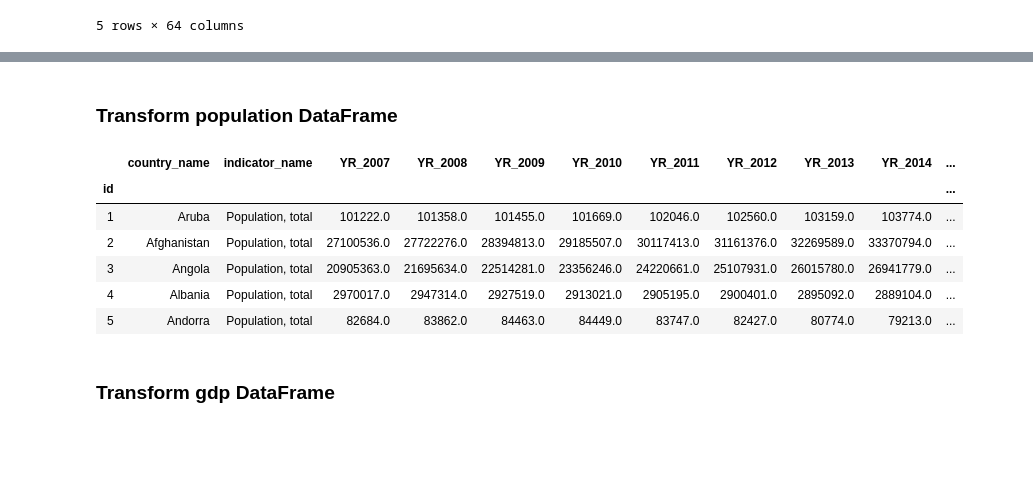
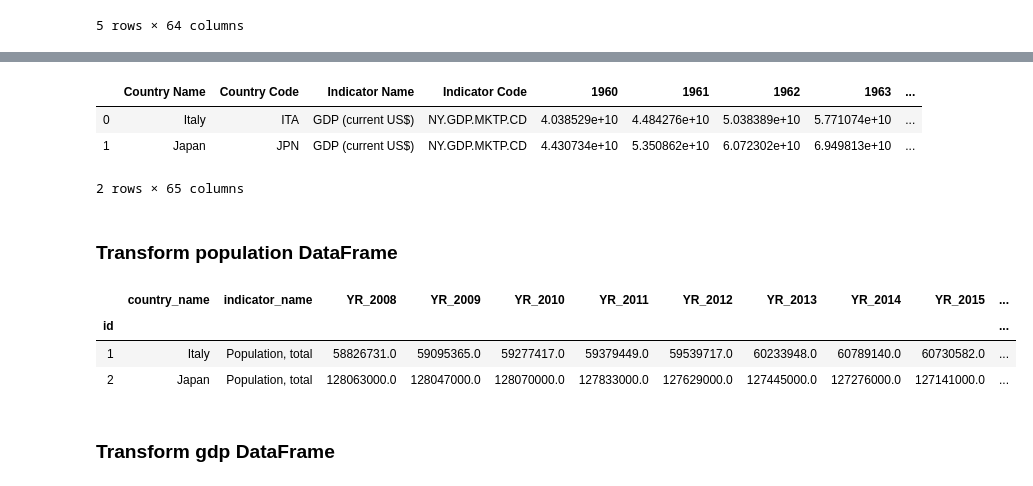
Before and after one commit to nelsonjams/ETL, a Jupyter notebook: ETL_PROJECT_ALIONA_GINA.ipynb, the cells around one changed output, grey strips where cells are left out. Saved outputs shown, nothing was run; the diff lists cells and outputs as text; code cells hidden in the pictures; blank space fills up the shorter version.

```diff
--- a/ETL_PROJECT_ALIONA_GINA.ipynb
+++ b/ETL_PROJECT_ALIONA_GINA.ipynb
@@ -16,6 +16,3 @@ population_df.head()
 | 3 | Albania | ALB | Population, total | SP.POP.TOTL | 1608800.0 | 1659800.0 | 1711319.0 | 1762621.0 | ... |
 | 4 | Andorra | AND | Population, total | SP.POP.TOTL | 13411.0 | 14375.0 | 15370.0 | 16412.0 | ... |
 5 rows × 64 columns
-# %%
-population_df["id"] = population_df.index + 1
-population_df.head()
@@ -30,3 +18,0 @@ population_df.head()
-# %%
-population_df = population_df[(population_df['Country Name'] == "Italy") or (population_df['Country Name'] == "Japan")]
-print (population_df)
@@ -34,0 +19,4 @@ ValueError: The truth value of a Series is ambiguous. Use a.empty, a.bool(), a.i
+# %%
+population_df_filter = population_df['Country Name'].isin(['Japan','Italy'])
+population_df_new = population_df[population_df_filter]
+population_df_new
@@ -34,0 +28,4 @@ ValueError: The truth value of a Series is ambiguous. Use a.empty, a.bool(), a.i
+# %%
+population_df_new = population_df_new.reset_index(drop=True)
+population_df_new["id"] = population_df_new.index + 1
+population_df_new
@@ -48,32 +58,38 @@ gdp_df.head()
+# %%
+gdp_df_new = gdp_df_new.reset_index(drop=True)
+gdp_df_new["id"] = gdp_df_new.index + 1
+gdp_df_new
+# %% [output]
+|  | Country Name | Country Code | Indicator Name | Indicator Code | 1960 | 1961 | 1962 | 1963 | ... |
+| 0 | Italy | ITA | GDP (current US$) | NY.GDP.MKTP.CD | 4.038529e+10 | 4.484276e+10 | 5.038389e+10 | 5.771074e+10 | ... |
+| 1 | Japan | JPN | GDP (current US$) | NY.GDP.MKTP.CD | 4.430734e+10 | 5.350862e+10 | 6.072302e+10 | 6.949813e+10 | ... |
+2 rows × 65 columns
 # %% [markdown]
  ### Transform population DataFrame
 # %%
 # Create a filtered dataframe from specific columns
 population_cols = ["id",
                    "Country Name", "Indicator Name",
                    "2008","2009","2010","2011","2012","2013",
                    "2014","2015","2016","2017", "2018"]
-population_transformed= population_df[population_cols].copy()
+population_transformed= population_df_new[population_cols].copy()
 
 # Rename the column headers
 population_transformed = population_transformed.rename(columns={"Country Name": "country_name",
                                                           "Indicator Name": "indicator_name",
                    "2008":"YR_2008","2009":"YR_2009","2010":"YR_2010","2011":"YR_2011","2012":"YR_2012","2013":"YR_2013",
                    "2014":"YR_2014","2015":"YR_2015","2016":"YR_2016","2017":"YR_2017", "2018":"YR_2018"})
 
 # Clean the data by dropping duplicates and setting the index
 population_transformed.drop_duplicates("id", inplace=True)
 population_transformed.set_index("id", inplace=True)
 
 population_transformed.head()
 # %% [output]
-|  | country_name | indicator_name | YR_2007 | YR_2008 | YR_2009 | YR_2010 | YR_2011 | YR_2012 | YR_2013 | YR_2014 | ... |
+|  | country_name | indicator_name | YR_2008 | YR_2009 | YR_2010 | YR_2011 | YR_2012 | YR_2013 | YR_2014 | YR_2015 | ... |
 | id |  |  |  |  |  |  |  |  |  |  | ... |
-| 1 | Aruba | Population, total | 101222.0 | 101358.0 | 101455.0 | 101669.0 | 102046.0 | 102560.0 | 103159.0 | 103774.0 | ... |
-| 2 | Afghanistan | Population, total | 27100536.0 | 27722276.0 | 28394813.0 | 29185507.0 | 30117413.0 | 31161376.0 | 32269589.0 | 33370794.0 | ... |
-| 3 | Angola | Population, total | 20905363.0 | 21695634.0 | 22514281.0 | 23356246.0 | 24220661.0 | 25107931.0 | 26015780.0 | 26941779.0 | ... |
-| 4 | Albania | Population, total | 2970017.0 | 2947314.0 | 2927519.0 | 2913021.0 | 2905195.0 | 2900401.0 | 2895092.0 | 2889104.0 | ... |
-| 5 | Andorra | Population, total | 82684.0 | 83862.0 | 84463.0 | 84449.0 | 83747.0 | 82427.0 | 80774.0 | 79213.0 | ... |
+| 1 | Italy | Population, total | 58826731.0 | 59095365.0 | 59277417.0 | 59379449.0 | 59539717.0 | 60233948.0 | 60789140.0 | 60730582.0 | ... |
+| 2 | Japan | Population, total | 128063000.0 | 128047000.0 | 128070000.0 | 127833000.0 | 127629000.0 | 127445000.0 | 127276000.0 | 127141000.0 | ... |
 # %% [markdown]
 ### Transform gdp DataFrame
 # %%
```
Also changed, not shown: parts of 7 cells of this notebook.
